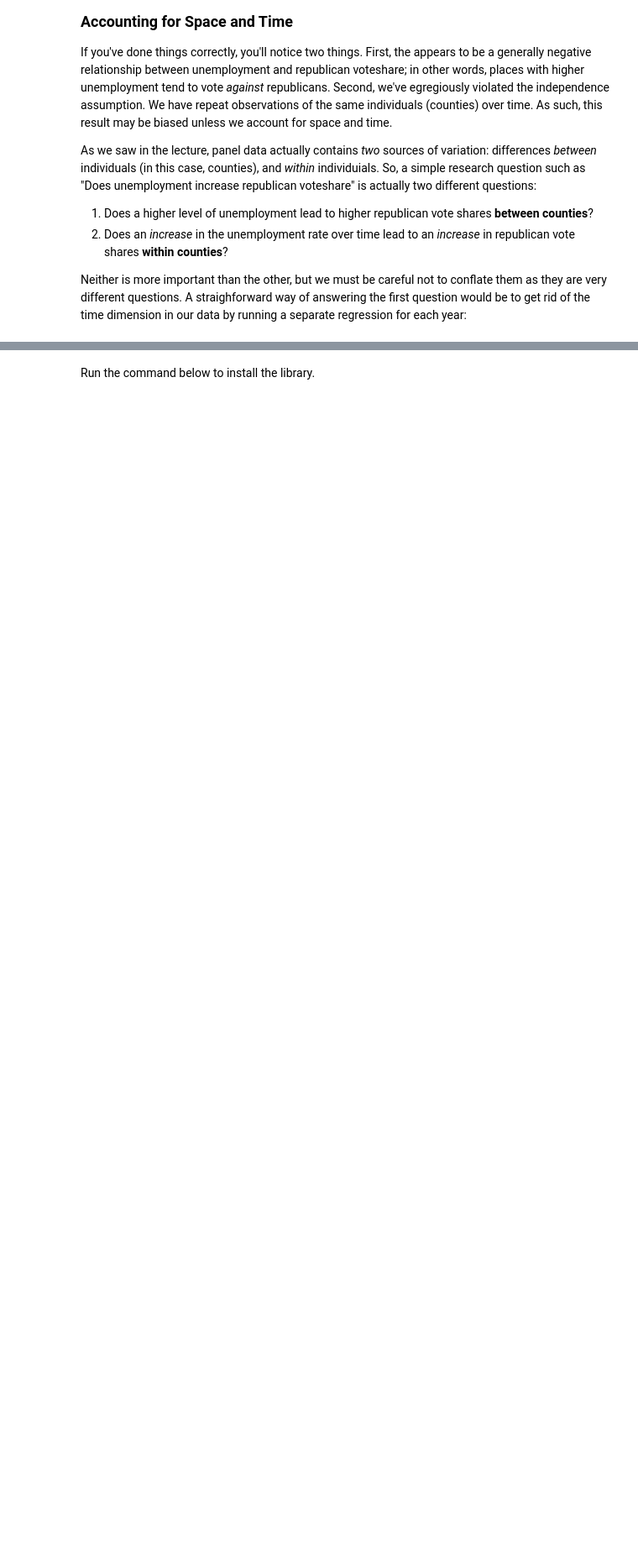
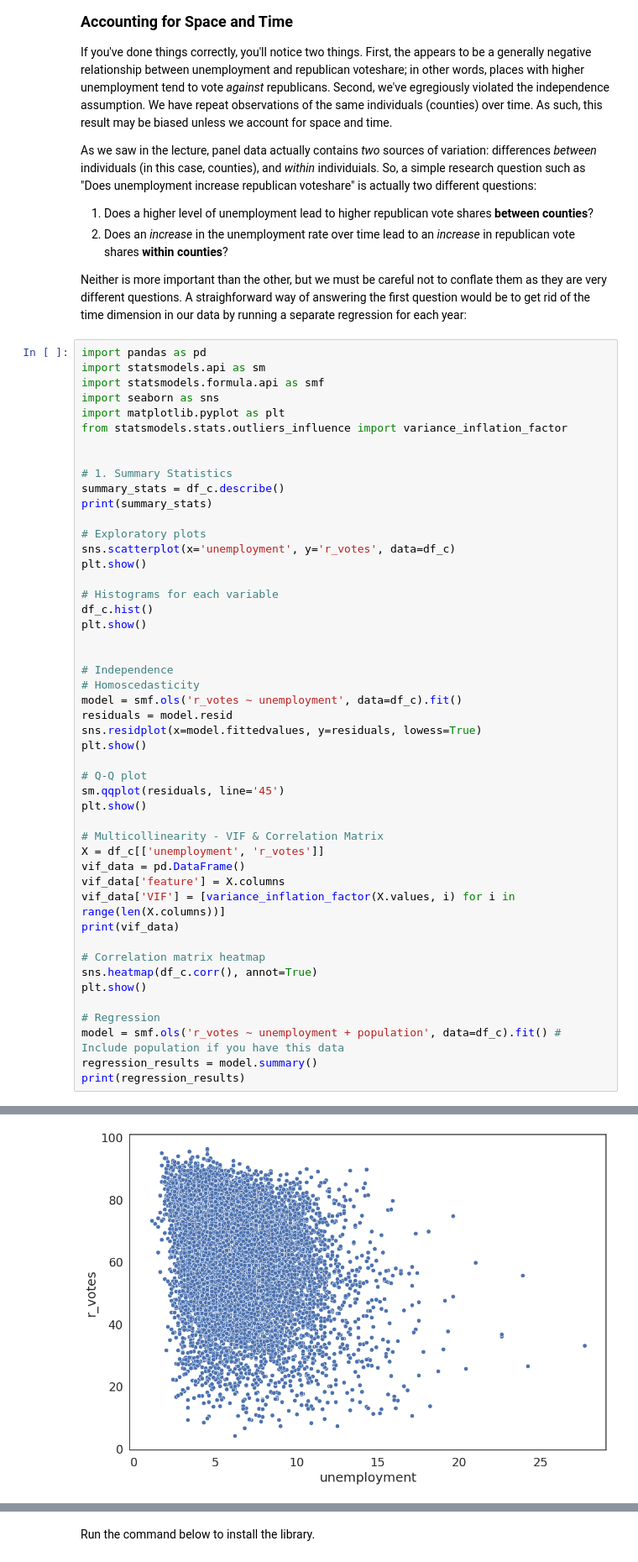
Before and after one commit to sofiabuono7/QM2, a Jupyter notebook: notebooks/W09. Difference-in-Differences.ipynb, the cells around one changed output, grey strips where cells are left out. Shown at 84% size. Cells and saved outputs as stored; diff of their text form; blank space fills up the shorter version.

```diff
--- a/notebooks/W09. Difference-in-Differences.ipynb
+++ b/notebooks/W09. Difference-in-Differences.ipynb
@@ -157,3 +155,52 @@ As we saw in the lecture, panel data actually contains *two* sources of variatio
 2. Does an *increase* in the unemployment rate over time lead to an *increase* in republican vote shares **within counties**?
 
 Neither is more important than the other, but we must be careful not to conflate them as they are very different questions. A straighforward way of answering the first question would be to get rid of the time dimension in our data by running a separate regression for each year:
+# %%
+import pandas as pd
+import statsmodels.api as sm
+import statsmodels.formula.api as smf
+import seaborn as sns
+import matplotlib.pyplot as plt
+from statsmodels.stats.outliers_influence import variance_inflation_factor
+
+
+# 1. Summary Statistics
+summary_stats = df_c.describe()
+print(summary_stats)
+
+# Exploratory plots
+sns.scatterplot(x='unemployment', y='r_votes', data=df_c)
+plt.show()
+
+# Histograms for each variable
+df_c.hist()
+plt.show()
+
+
+# Independence
+# Homoscedasticity
+model = smf.ols('r_votes ~ unemployment', data=df_c).fit()
+residuals = model.resid
+sns.residplot(x=model.fittedvalues, y=residuals, lowess=True)
+plt.show()
+
+# Q-Q plot
+sm.qqplot(residuals, line='45')
+plt.show()
+
+# Multicollinearity - VIF & Correlation Matrix
+X = df_c[['unemployment', 'r_votes']]
+vif_data = pd.DataFrame()
+vif_data['feature'] = X.columns
+vif_data['VIF'] = [variance_inflation_factor(X.values, i) for i in range(len(X.columns))]
+print(vif_data)
+
+# Correlation matrix heatmap
+sns.heatmap(df_c.corr(), annot=True)
+plt.show()
+
+# Regression
+model = smf.ols('r_votes ~ unemployment + population', data=df_c).fit() # Include population if you have this data
+regression_results = model.summary()
+print(regression_results)
+# %% [output]
@@ -159,0 +226 @@ Neither is more important than the other, but we must be careful not to conflate
+[figure, added]
```
Also changed, not shown: parts of 13 cells of this notebook.
